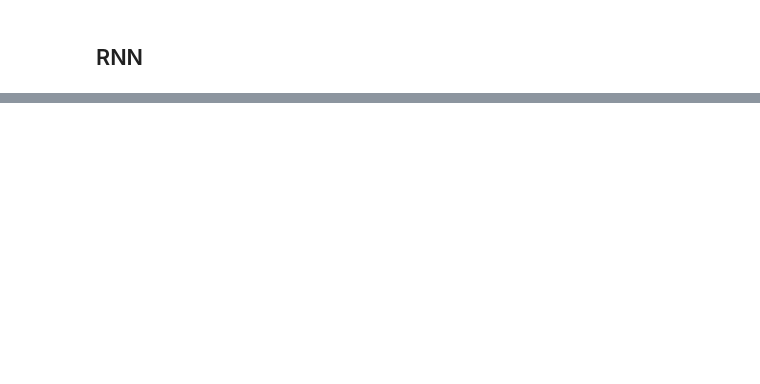
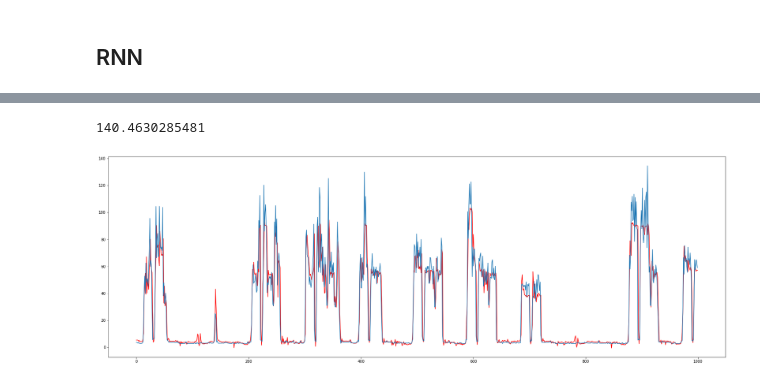
Before and after one commit to danya-pixel/NNArchitectures, a Jupyter notebook: 4_RNN_LSTM/RNN_LSTM.ipynb, the cells around one changed output, grey strips where cells are left out. Saved outputs shown, nothing was run; the diff lists cells and outputs as text; code cells hidden in the pictures; blank space fills up the shorter version.

```diff
--- a/4_RNN_LSTM/RNN_LSTM.ipynb
+++ b/4_RNN_LSTM/RNN_LSTM.ipynb
@@ -80,0 +107,13 @@ np.mean((pred - y_test)**2)
+# %%
+from optimizers import Adam, setup_optimizers
+from train import train_model
+from model import LSTM
+from layers import MSELoss
+
+model = LSTM(features_num=12, hidden_rnn_size=100)
+
+model.optim = Adam()
+loss = MSELoss
+setup_optimizers(model)
+
+best_model = train_model(model, loss, X_train, y_train, X_val, y_val, len(X_train), epoch_num=10000)
@@ -80,0 +138,14 @@ np.mean((pred - y_test)**2)
+# %%
+test = np.array(X_test)
+pred = best_model.forward(test)
+
+np.mean((pred - y_test)**2)
+# %% [output]
+140.4630285481
+# %%
+plt.figure(figsize=(30, 10))
+
+plt.plot(pred[:1000], 'r')
+plt.plot(y_test[:1000])
+# %% [output]
+[figure, added]
```
Also changed, not shown: parts of 7 cells of this notebook, 4 other files.
